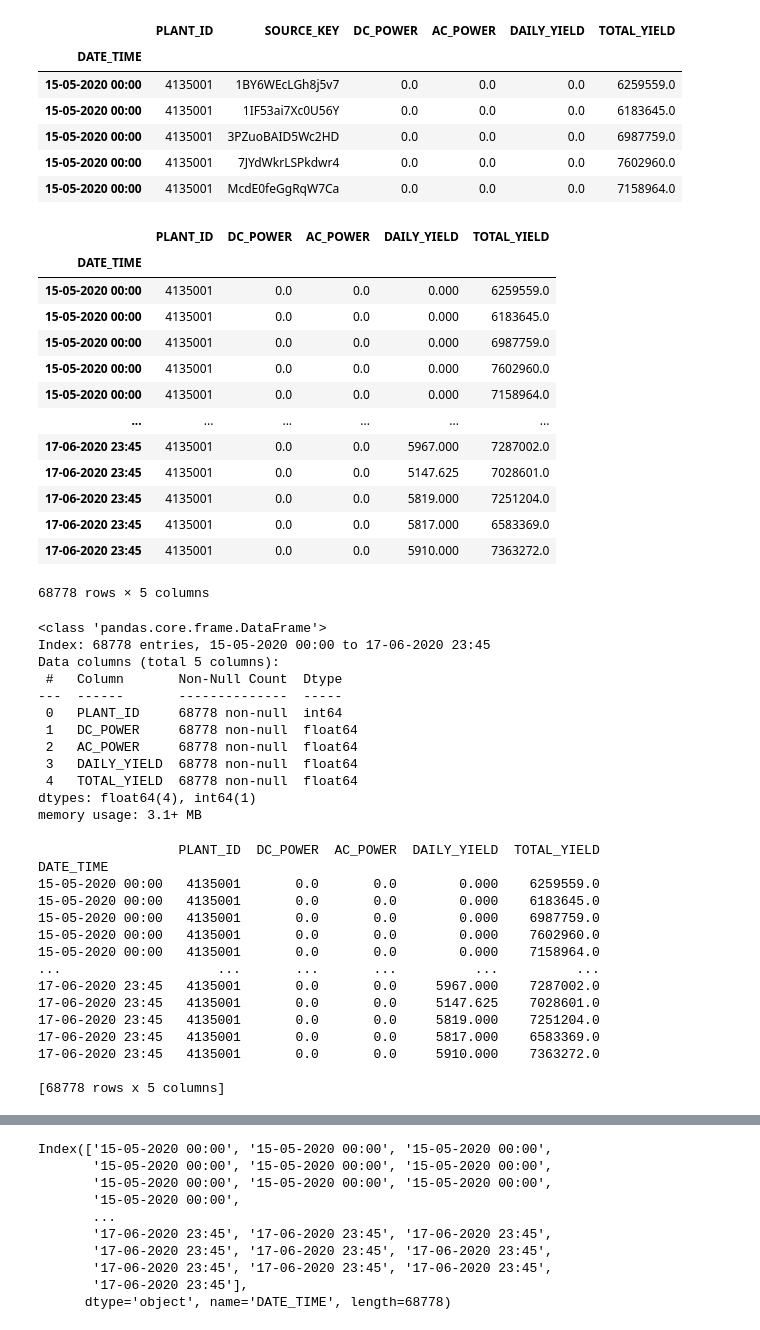
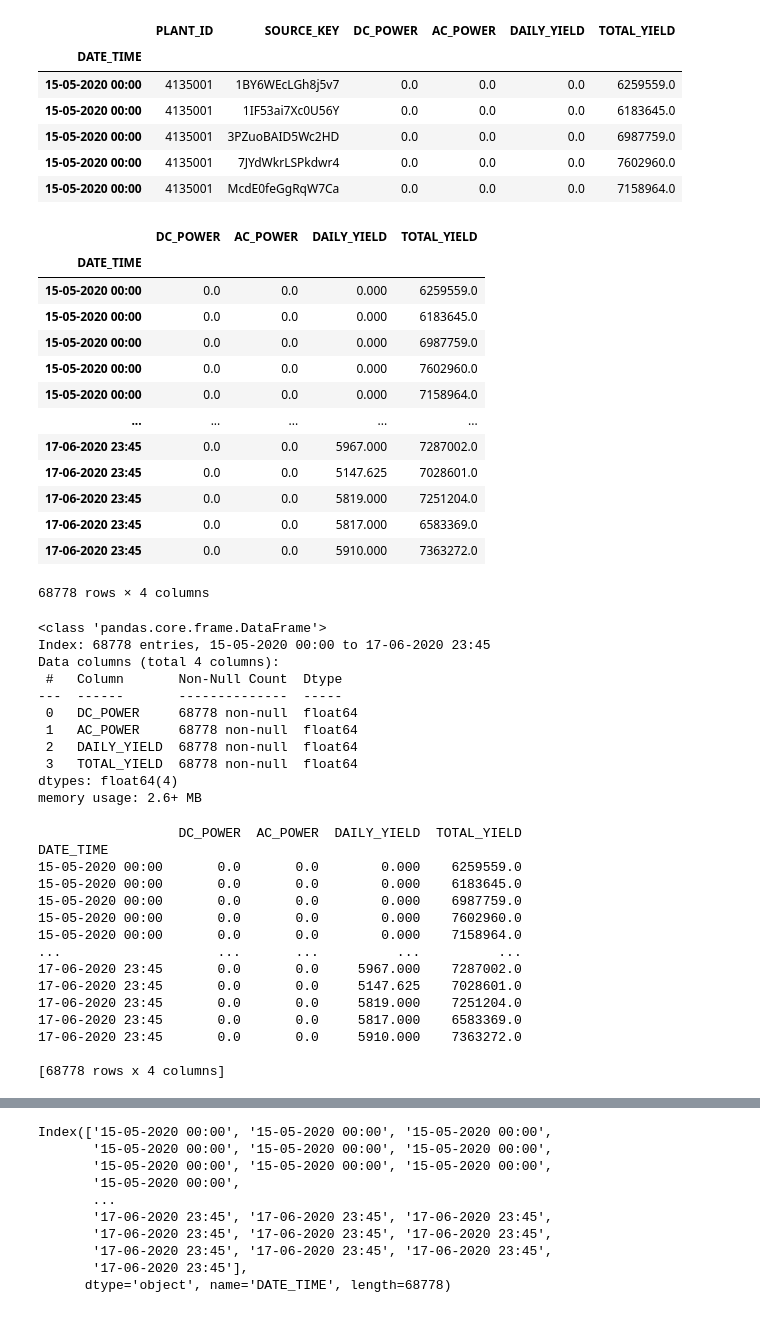
Before and after one commit to BurtonBarnes/solar, a Jupyter notebook: explore.ipynb, the cells around one changed output, grey strips where cells are left out. Drawn from its saved outputs; the diff is of its cells as text; code cells hidden in the pictures.

```diff
--- a/explore.ipynb
+++ b/explore.ipynb
@@ -61,56 +61,55 @@ df.head()
 | 15-05-2020 00:00 | 4135001 | 7JYdWkrLSPkdwr4 | 0.0 | 0.0 | 0.0 | 7602960.0 |
 | 15-05-2020 00:00 | 4135001 | McdE0feGgRqW7Ca | 0.0 | 0.0 | 0.0 | 7158964.0 |
 # %%
-df = df.drop(columns=['SOURCE_KEY'])
+df = df.drop(columns=['SOURCE_KEY', 'PLANT_ID'])
 df
 # %% [output]
-|  | PLANT_ID | DC_POWER | AC_POWER | DAILY_YIELD | TOTAL_YIELD |
-| DATE_TIME |  |  |  |  |  |
-| 15-05-2020 00:00 | 4135001 | 0.0 | 0.0 | 0.000 | 6259559.0 |
-| 15-05-2020 00:00 | 4135001 | 0.0 | 0.0 | 0.000 | 6183645.0 |
-| 15-05-2020 00:00 | 4135001 | 0.0 | 0.0 | 0.000 | 6987759.0 |
-| 15-05-2020 00:00 | 4135001 | 0.0 | 0.0 | 0.000 | 7602960.0 |
-| 15-05-2020 00:00 | 4135001 | 0.0 | 0.0 | 0.000 | 7158964.0 |
-| ... | ... | ... | ... | ... | ... |
-| 17-06-2020 23:45 | 4135001 | 0.0 | 0.0 | 5967.000 | 7287002.0 |
-| 17-06-2020 23:45 | 4135001 | 0.0 | 0.0 | 5147.625 | 7028601.0 |
-| 17-06-2020 23:45 | 4135001 | 0.0 | 0.0 | 5819.000 | 7251204.0 |
-| 17-06-2020 23:45 | 4135001 | 0.0 | 0.0 | 5817.000 | 6583369.0 |
-| 17-06-2020 23:45 | 4135001 | 0.0 | 0.0 | 5910.000 | 7363272.0 |
+|  | DC_POWER | AC_POWER | DAILY_YIELD | TOTAL_YIELD |
+| DATE_TIME |  |  |  |  |
+| 15-05-2020 00:00 | 0.0 | 0.0 | 0.000 | 6259559.0 |
+| 15-05-2020 00:00 | 0.0 | 0.0 | 0.000 | 6183645.0 |
+| 15-05-2020 00:00 | 0.0 | 0.0 | 0.000 | 6987759.0 |
+| 15-05-2020 00:00 | 0.0 | 0.0 | 0.000 | 7602960.0 |
+| 15-05-2020 00:00 | 0.0 | 0.0 | 0.000 | 7158964.0 |
+| ... | ... | ... | ... | ... |
+| 17-06-2020 23:45 | 0.0 | 0.0 | 5967.000 | 7287002.0 |
+| 17-06-2020 23:45 | 0.0 | 0.0 | 5147.625 | 7028601.0 |
+| 17-06-2020 23:45 | 0.0 | 0.0 | 5819.000 | 7251204.0 |
+| 17-06-2020 23:45 | 0.0 | 0.0 | 5817.000 | 6583369.0 |
+| 17-06-2020 23:45 | 0.0 | 0.0 | 5910.000 | 7363272.0 |
-68778 rows × 5 columns
+68778 rows × 4 columns
 # %%
 df.info()
 # %% [output]
 <class 'pandas.core.frame.DataFrame'>
 Index: 68778 entries, 15-05-2020 00:00 to 17-06-2020 23:45
-Data columns (total 5 columns):
+Data columns (total 4 columns):
  #   Column       Non-Null Count  Dtype
 ---  ------       --------------  -----
- 0   PLANT_ID     68778 non-null  int64
- 1   DC_POWER     68778 non-null  float64
- 2   AC_POWER     68778 non-null  float64
- 3   DAILY_YIELD  68778 non-null  float64
- 4   TOTAL_YIELD  68778 non-null  float64
-dtypes: float64(4), int64(1)
-memory usage: 3.1+ MB
+ 0   DC_POWER     68778 non-null  float64
+ 1   AC_POWER     68778 non-null  float64
+ 2   DAILY_YIELD  68778 non-null  float64
+ 3   TOTAL_YIELD  68778 non-null  float64
+dtypes: float64(4)
+memory usage: 2.6+ MB
 # %%
 print(df)
 # %% [output]
-                  PLANT_ID  DC_POWER  AC_POWER  DAILY_YIELD  TOTAL_YIELD
+                  DC_POWER  AC_POWER  DAILY_YIELD  TOTAL_YIELD
 DATE_TIME
-15-05-2020 00:00   4135001       0.0       0.0        0.000    6259559.0
-15-05-2020 00:00   4135001       0.0       0.0        0.000    6183645.0
-15-05-2020 00:00   4135001       0.0       0.0        0.000    6987759.0
-15-05-2020 00:00   4135001       0.0       0.0        0.000    7602960.0
-15-05-2020 00:00   4135001       0.0       0.0        0.000    7158964.0
-...                    ...       ...       ...          ...          ...
-17-06-2020 23:45   4135001       0.0       0.0     5967.000    7287002.0
-17-06-2020 23:45   4135001       0.0       0.0     5147.625    7028601.0
-17-06-2020 23:45   4135001       0.0       0.0     5819.000    7251204.0
-17-06-2020 23:45   4135001       0.0       0.0     5817.000    6583369.0
-17-06-2020 23:45   4135001       0.0       0.0     5910.000    7363272.0
+15-05-2020 00:00       0.0       0.0        0.000    6259559.0
+15-05-2020 00:00       0.0       0.0        0.000    6183645.0
+15-05-2020 00:00       0.0       0.0        0.000    6987759.0
+15-05-2020 00:00       0.0       0.0        0.000    7602960.0
+15-05-2020 00:00       0.0       0.0        0.000    7158964.0
+...                    ...       ...          ...          ...
+17-06-2020 23:45       0.0       0.0     5967.000    7287002.0
+17-06-2020 23:45       0.0       0.0     5147.625    7028601.0
+17-06-2020 23:45       0.0       0.0     5819.000    7251204.0
+17-06-2020 23:45       0.0       0.0     5817.000    6583369.0
+17-06-2020 23:45       0.0       0.0     5910.000    7363272.0
 
-[68778 rows x 5 columns]
+[68778 rows x 4 columns]
 # %%
 df.describe()
 # %% [output]
```
Also changed, not shown: parts of 6 cells of this notebook.
